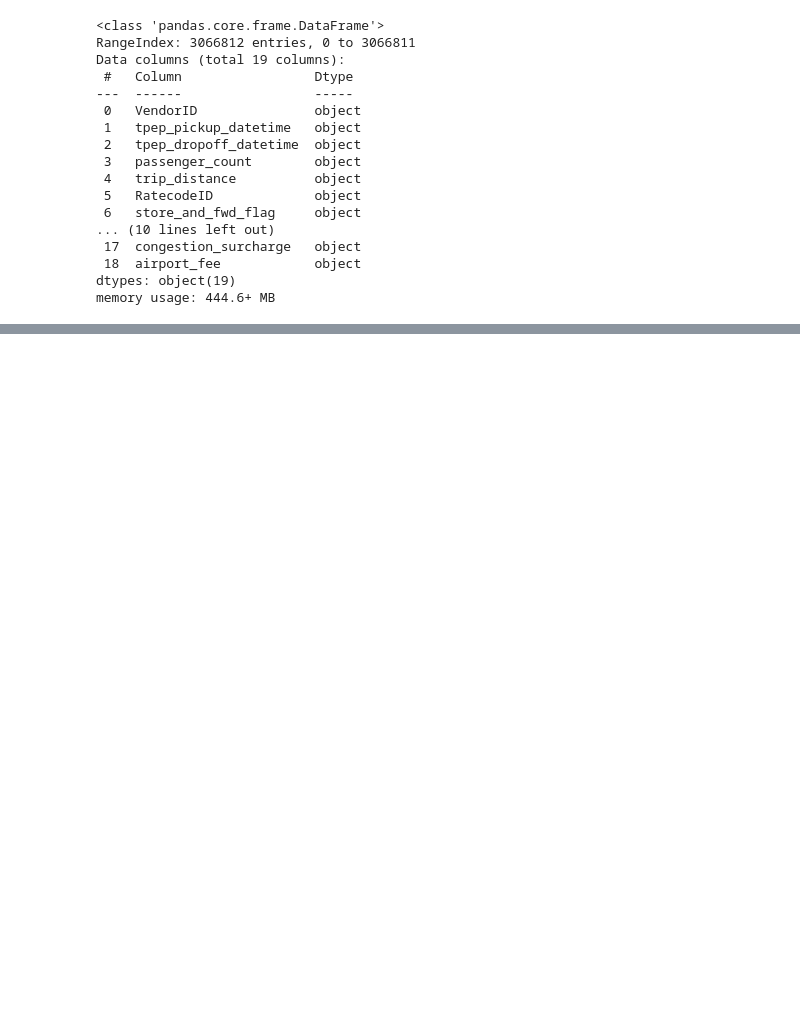
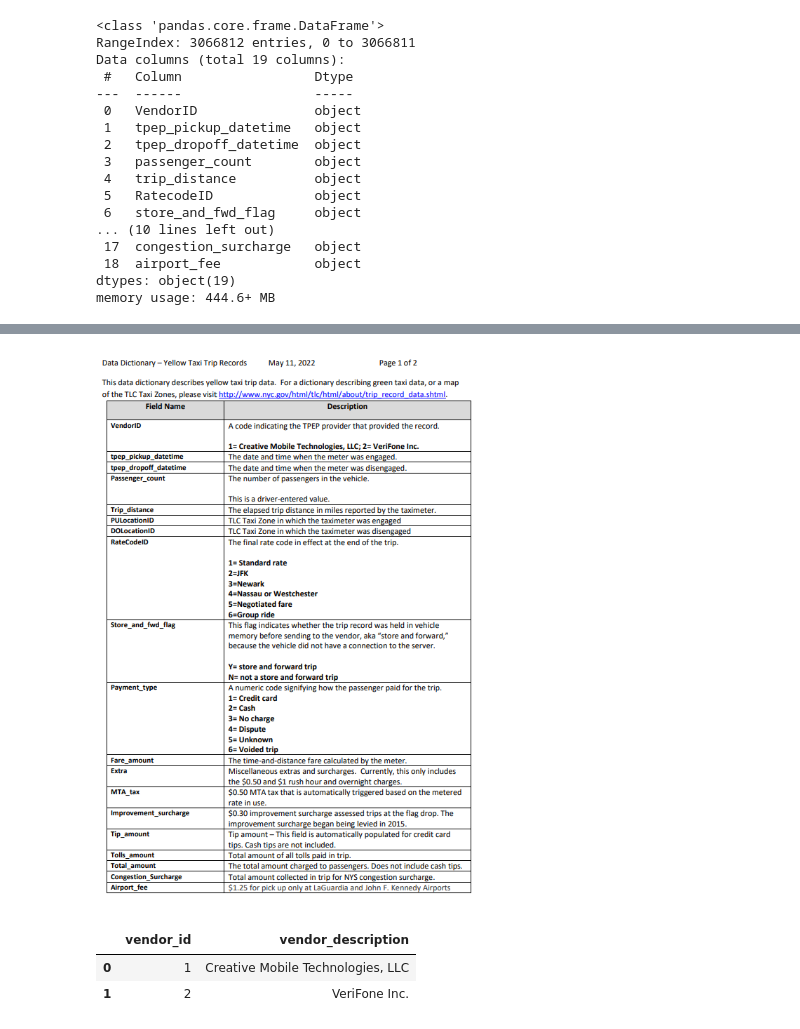
Before and after one commit to bibek376/Uber_Data_Engineering_Project, a Jupyter notebook: uber_data_engineering_only_pandas.ipynb, the cells around one changed output, grey strips where cells are left out. Drawn from its saved outputs; the diff is of its cells as text; code cells hidden in the pictures; blank space fills up the shorter version.

```diff
--- a/uber_data_engineering_only_pandas.ipynb
+++ b/uber_data_engineering_only_pandas.ipynb
@@ -36,0 +148,5 @@ df.to_csv('/home/bibek/Desktop/uber_data_engineering/after_some_cleaning.csv')
+# %%
+from IPython import display
+display.Image("/home/bibek/Desktop/uber_data_engineering/pictures/3.png")
+# %% [output]
+[figure, added]
@@ -36,0 +159,6 @@ df.to_csv('/home/bibek/Desktop/uber_data_engineering/after_some_cleaning.csv')
+# %%
+vendor_dim
+# %% [output]
+|  | vendor_id | vendor_description |
+| 0 | 1 | Creative Mobile Technologies, LLC |
+| 1 | 2 | VeriFone Inc. |
```
Also changed, not shown: parts of 19 cells of this notebook, 4 other files.
